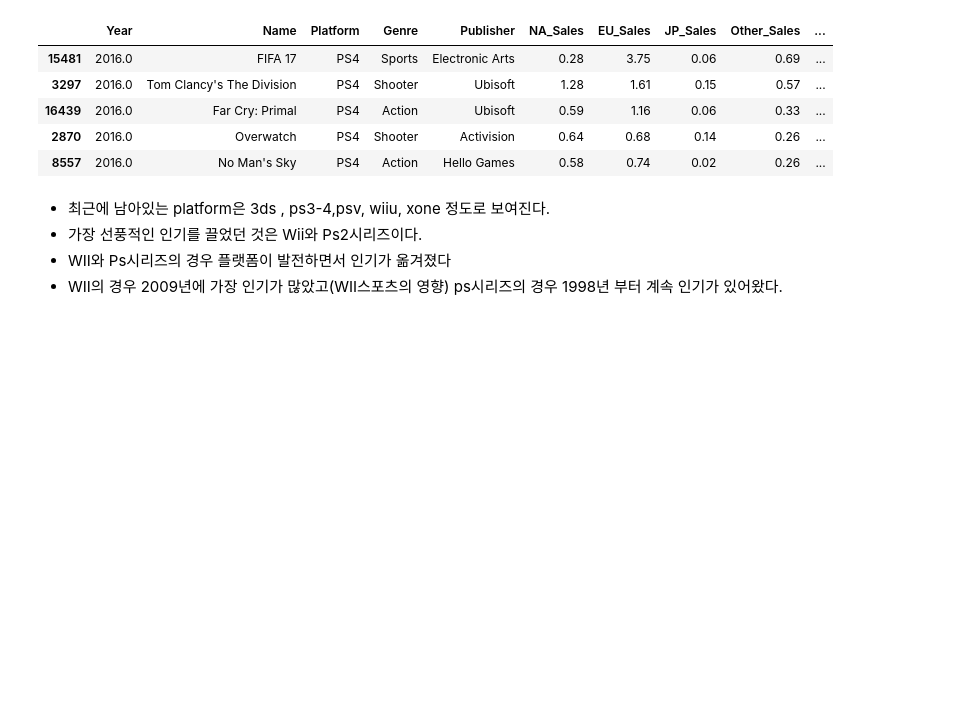
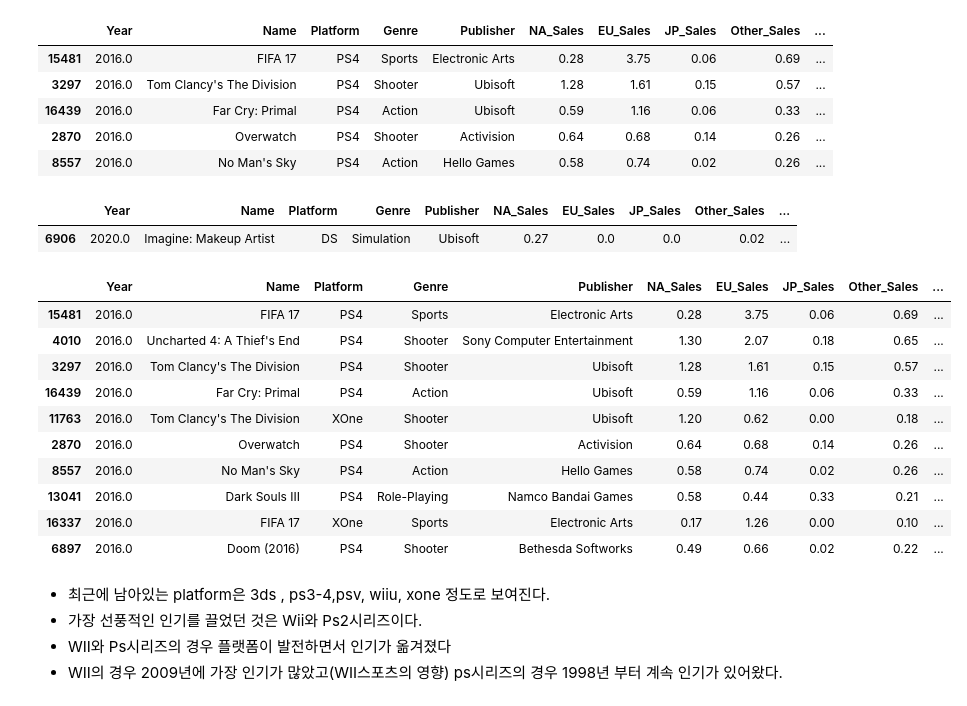
Before and after one commit to syh0397/codestates-AI-bootcamp-1, a Jupyter notebook: Untitled0.ipynb, the cells around one changed output. Saved outputs shown, nothing was run; the diff lists cells and outputs as text; code cells hidden in the pictures; blank space fills up the shorter version.

```diff
--- a/Untitled0.ipynb
+++ b/Untitled0.ipynb
@@ -539,6 +537,25 @@ data[data['Platform'] == 'PS4'][df['Year'] == 2016][:5]
 | 16439 | 2016.0 | Far Cry: Primal | PS4 | Action | Ubisoft | 0.59 | 1.16 | 0.06 | 0.33 | ... |
 | 2870 | 2016.0 | Overwatch | PS4 | Shooter | Activision | 0.64 | 0.68 | 0.14 | 0.26 | ... |
 | 8557 | 2016.0 | No Man's Sky | PS4 | Action | Hello Games | 0.58 | 0.74 | 0.02 | 0.26 | ... |
+# %%
+data[data['Year'] == 2020][:5] # 여기는 2009년 제품이다.
+# %% [output]
+|  | Year | Name | Platform | Genre | Publisher | NA_Sales | EU_Sales | JP_Sales | Other_Sales | ... |
+| 6906 | 2020.0 | Imagine: Makeup Artist | DS | Simulation | Ubisoft | 0.27 | 0.0 | 0.0 | 0.02 | ... |
+# %%
+data[data['Year'] == 2016][:10]
+# %% [output]
+|  | Year | Name | Platform | Genre | Publisher | NA_Sales | EU_Sales | JP_Sales | Other_Sales | ... |
+| 15481 | 2016.0 | FIFA 17 | PS4 | Sports | Electronic Arts | 0.28 | 3.75 | 0.06 | 0.69 | ... |
+| 4010 | 2016.0 | Uncharted 4: A Thief's End | PS4 | Shooter | Sony Computer Entertainment | 1.30 | 2.07 | 0.18 | 0.65 | ... |
+| 3297 | 2016.0 | Tom Clancy's The Division | PS4 | Shooter | Ubisoft | 1.28 | 1.61 | 0.15 | 0.57 | ... |
+| 16439 | 2016.0 | Far Cry: Primal | PS4 | Action | Ubisoft | 0.59 | 1.16 | 0.06 | 0.33 | ... |
+| 11763 | 2016.0 | Tom Clancy's The Division | XOne | Shooter | Ubisoft | 1.20 | 0.62 | 0.00 | 0.18 | ... |
+| 2870 | 2016.0 | Overwatch | PS4 | Shooter | Activision | 0.64 | 0.68 | 0.14 | 0.26 | ... |
+| 8557 | 2016.0 | No Man's Sky | PS4 | Action | Hello Games | 0.58 | 0.74 | 0.02 | 0.26 | ... |
+| 13041 | 2016.0 | Dark Souls III | PS4 | Role-Playing | Namco Bandai Games | 0.58 | 0.44 | 0.33 | 0.21 | ... |
+| 16337 | 2016.0 | FIFA 17 | XOne | Sports | Electronic Arts | 0.17 | 1.26 | 0.00 | 0.10 | ... |
+| 6897 | 2016.0 | Doom (2016) | PS4 | Shooter | Bethesda Softworks | 0.49 | 0.66 | 0.02 | 0.22 | ... |
 # %% [markdown]
 
 
```
Also changed, not shown: parts of 24 cells of this notebook.
